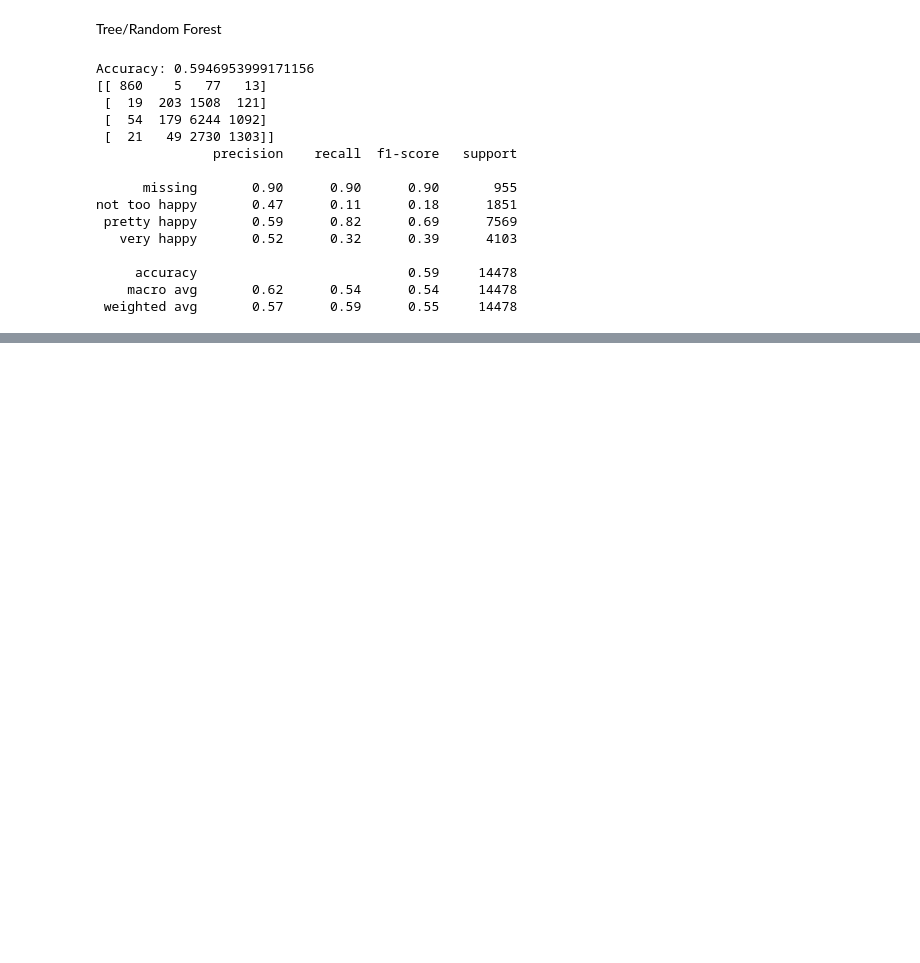
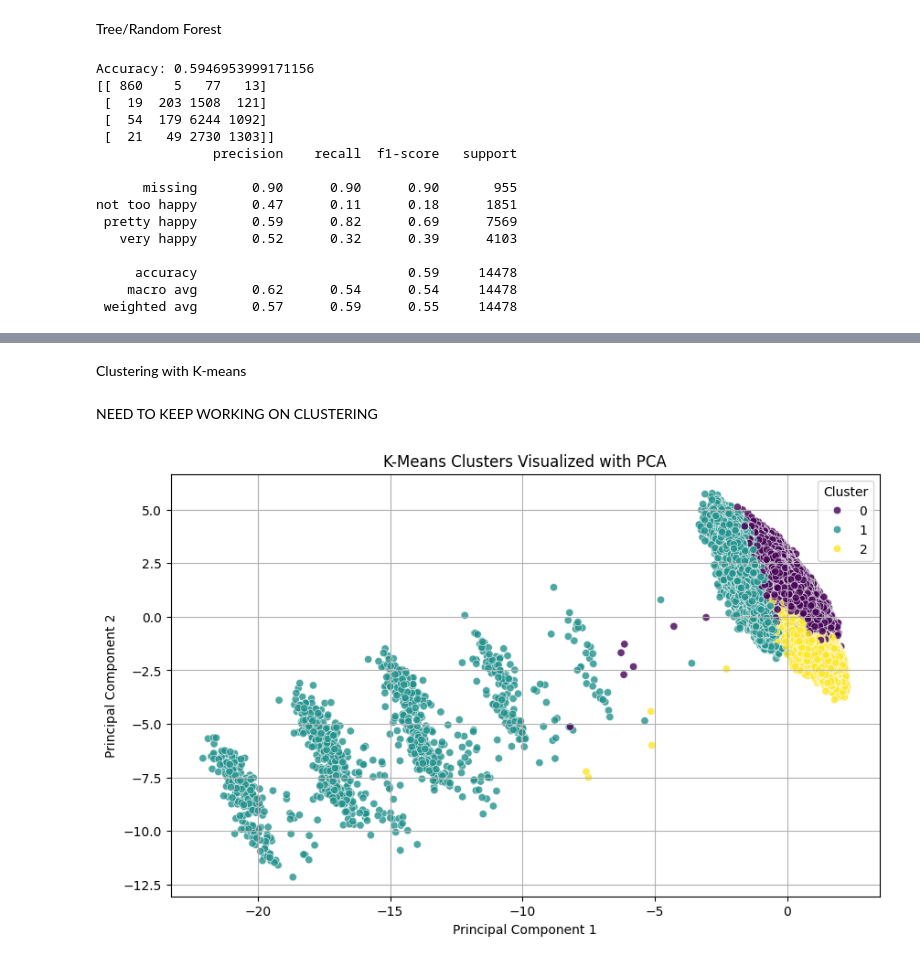
Before and after one commit to fwx5ax/Final-Project-DS3001, a Jupyter notebook: Project.ipynb, the cells around one changed output, grey strips where cells are left out. Drawn from its saved outputs; the diff is of its cells as text; code cells hidden in the pictures; blank space fills up the shorter version.

```diff
--- a/Project.ipynb
+++ b/Project.ipynb
@@ -1263,12 +1198,0 @@ the stuff below this does not really work :)
-# %%
-# Recode 'happy' to binary: 1 = happy, 0 = not too happy for binary dependent variable
-gss['happy_binary'] = gss['happy'].map({
-    'very happy': 1,
-    'pretty happy': 1,
-    'not too happy': 0
-})
-
-# Replace NaN in 'happy_binary' with a separate category or impute
-#gss['happy_binary'] = gss['happy_binary'].dropna()  # Replace with -1 or another suitable value
-
-# ... (rest of your code) ...
@@ -1354,0 +1199,56 @@ pd.DataFrame({'Variable':reg.feature_names_in_,'Coefficient':reg.coef_[0]})
+# %% [markdown]
+Clustering with K-means
+# %% [markdown]
+NEED TO KEEP WORKING ON CLUSTERING
+# %%
+from sklearn.preprocessing import StandardScaler
+from sklearn.impute import SimpleImputer
+from sklearn.decomposition import PCA
+from sklearn.cluster import KMeans
+import matplotlib.pyplot as plt
+import seaborn as sns
+
+vars_of_interest = [
+    'marital', 'number_of_children','educ','work_status', 'sei','race_ethnicity', 'sex', 'sexornt','happy',
+    'financial_satis','health', 'stress', 'physact', 'health_insurance', 'number_partners',
+    'inj_drugs', 'smokeday', 'spouse_work_status', 'polviews', 'relig', 'area_fear', 'gunlaw'
+]
+
+# Subset the dataframe
+df = gss[vars_of_interest].copy()
+
+numeric_cols = df.select_dtypes(include='number').columns
+categorical_cols = df.select_dtypes(include=['object', 'category']).columns
+
+df[numeric_cols] = df[numeric_cols].fillna(df[numeric_cols].mean())
+df[categorical_cols] = df[categorical_cols].fillna('missing')
+
+# STEP 3: One-hot encode categorical variables
+df_encoded = pd.get_dummies(df, columns=categorical_cols, drop_first=True)
+
+# STEP 4: Scale the features
+scaler = StandardScaler()
+X_scaled = scaler.fit_transform(df_encoded)
+
+# STEP 5: K-Means clustering (you can tune k)
+kmeans = KMeans(n_clusters=3, random_state=42)
+clusters = kmeans.fit_predict(X_scaled)
+df['cluster'] = clusters
+
+# STEP 6: PCA to reduce to 2 dimensions
+pca = PCA(n_components=2)
+X_pca = pca.fit_transform(X_scaled)
+df['PC1'] = X_pca[:, 0]
+df['PC2'] = X_pca[:, 1]
+
+# STEP 7: Plot the clusters
+plt.figure(figsize=(10, 6))
+sns.scatterplot(data=df, x='PC1', y='PC2', hue='cluster', palette='viridis', alpha=0.8)
+plt.title("K-Means Clusters Visualized with PCA")
+plt.xlabel('Principal Component 1')
+plt.ylabel('Principal Component 2')
+plt.legend(title='Cluster')
+plt.grid(True)
+plt.show()
+# %% [output]
+[figure, added]
```
Also changed, not shown: parts of 18 cells of this notebook.
